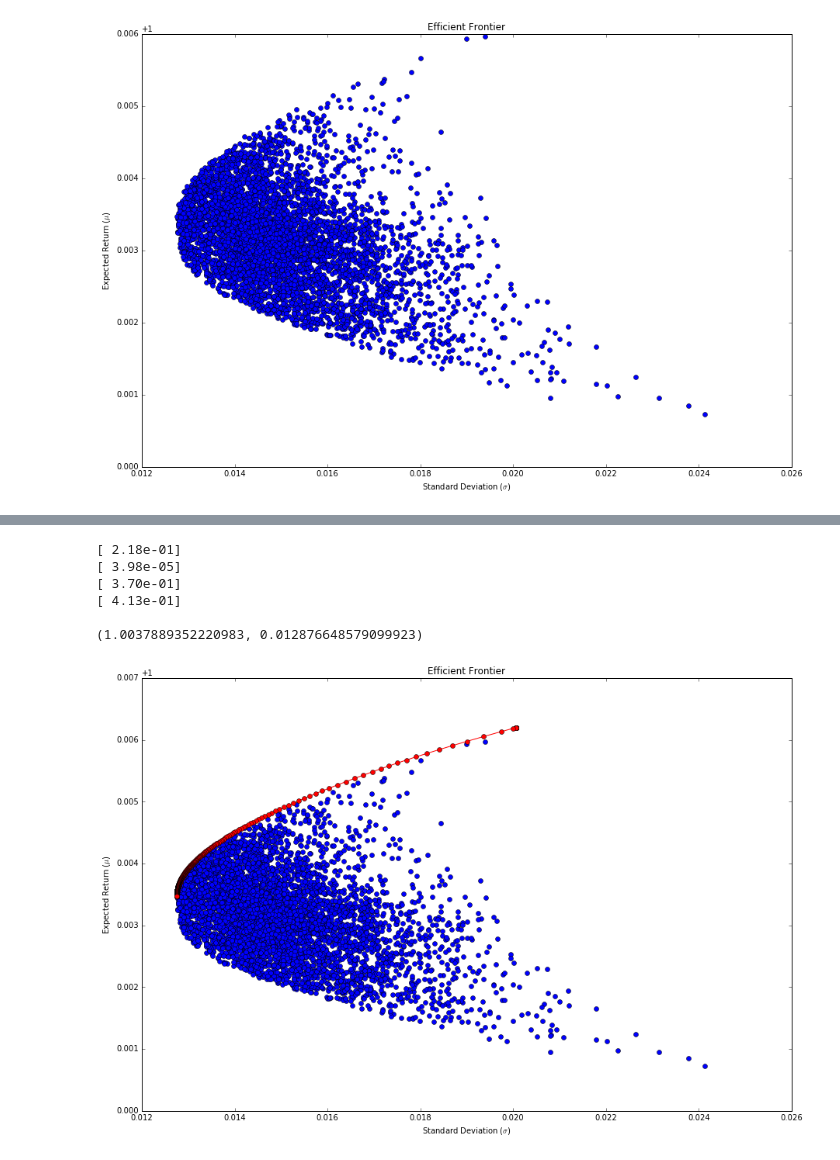
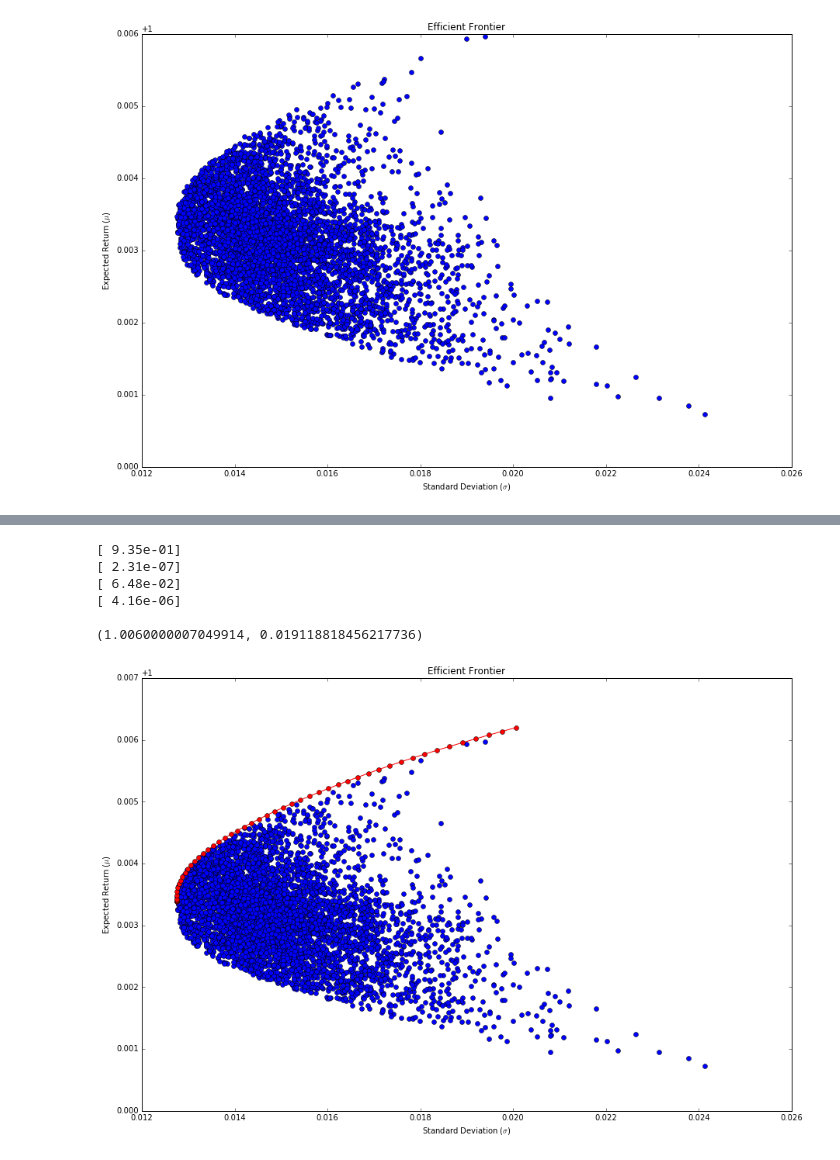
Before and after one commit to jamlamberti/Py4FinOpt, a Jupyter notebook: mean_variance_optimization.ipynb, the cells around one changed output, grey strips where cells are left out. Cells and saved outputs as stored; diff of their text form; code cells hidden in the pictures.

```diff
--- a/mean_variance_optimization.ipynb
+++ b/mean_variance_optimization.ipynb
@@ -33,4 +42,13 @@ Found in cache!!!
 returns = {}
 for ticker, points in data.items():
     returns[ticker] = np.array([points[i]/points[i-1] for i in range(1, len(points))])
+
+keys = sorted(returns.keys())
+
+# Convert the returns into a 2D array
+# TxN matrix where N is the number of stocks
+# and T is the number of time steps
+returns_array = []
+for key in keys:
+    returns_array.append(returns[key])
 # %%
@@ -50,13 +69,18 @@ def generate_random_portfolio():
     allocations /= sum(allocations)
     return allocations
 # %%
+# Number of random portfolios we want to randomly generate
 num_portfolios = 5000
+
+# Seeded so we can replicate the results
 np.random.seed(1)
 
-means, stds = np.column_stack([compute_mu_sigma(generate_random_portfolio()) for _ in range(num_portfolios)])
+means, stds = np.column_stack(
+    [compute_mu_sigma(generate_random_portfolio()) for _ in range(num_portfolios)])
 
 fig = plt.figure(figsize=(15,10))
 
+# Plot the efficient frontier
 plt.plot(stds, means, 'o')
 
 plt.xlabel("Standard Deviation ($\sigma$)")
@@ -69 +164,33 @@ plt.show()
+# %%
+# Allocations to achieve a certain portfolio value
+allocation = mvo_no_shorts(returns_array, 1.006)
+print allocation
+print compute_mu_sigma(allocation)
+# %% [output]
+[ 9.35e-01]
+[ 2.31e-07]
+[ 6.48e-02]
+[ 4.16e-06]
+
+(1.0060000007049914, 0.019118818456217736)
+# %%
+fig = plt.figure(figsize=(15,10))
+
+
+e_r = np.mean(returns_array, axis=1)
+steps = np.linspace(min(e_r), max(e_r), num=100)
+
+means1, stds1 = np.column_stack([compute_mu_sigma(mvo_no_shorts(returns_array, s)) for s in steps])
+
+
+plt.plot(stds, means, 'o')
+plt.plot(stds1, means1, 'r-o')
+
+plt.xlabel("Standard Deviation ($\sigma$)")
+plt.ylabel("Expected Return ($\mu$)")
+plt.title('Efficient Frontier')
+
+plt.show()
+# %% [output]
+[figure, added]
 # %%
@@ -90,33 +221,3 @@ def mvo_portfolio(m):
         cvxopt.matrix(b)
     )
     return sol['x']
-# %%
-# Allocations to achieve a certain portfolio value
-allocation = mvo_portfolio(100)
-print allocation
-print compute_mu_sigma(allocation)
-# %% [output]
-[ 2.18e-01]
-[ 3.98e-05]
-[ 3.70e-01]
-[ 4.13e-01]
-
-(1.0037889352220983, 0.012876648579099923)
-# %%
-fig = plt.figure(figsize=(15,10))
-
-steps = np.linspace(1, 1000, num=2000)
-
-means1, stds1 = np.column_stack([compute_mu_sigma(mvo_portfolio(s)) for s in steps])
-
-
-plt.plot(stds, means, 'o')
-plt.plot(stds1, means1, 'r-o')
-
-plt.xlabel("Standard Deviation ($\sigma$)")
-plt.ylabel("Expected Return ($\mu$)")
-plt.title('Efficient Frontier')
-
-plt.show()
-# %% [output]
-[figure, removed]
```
Also changed, not shown: parts of 8 cells of this notebook.
